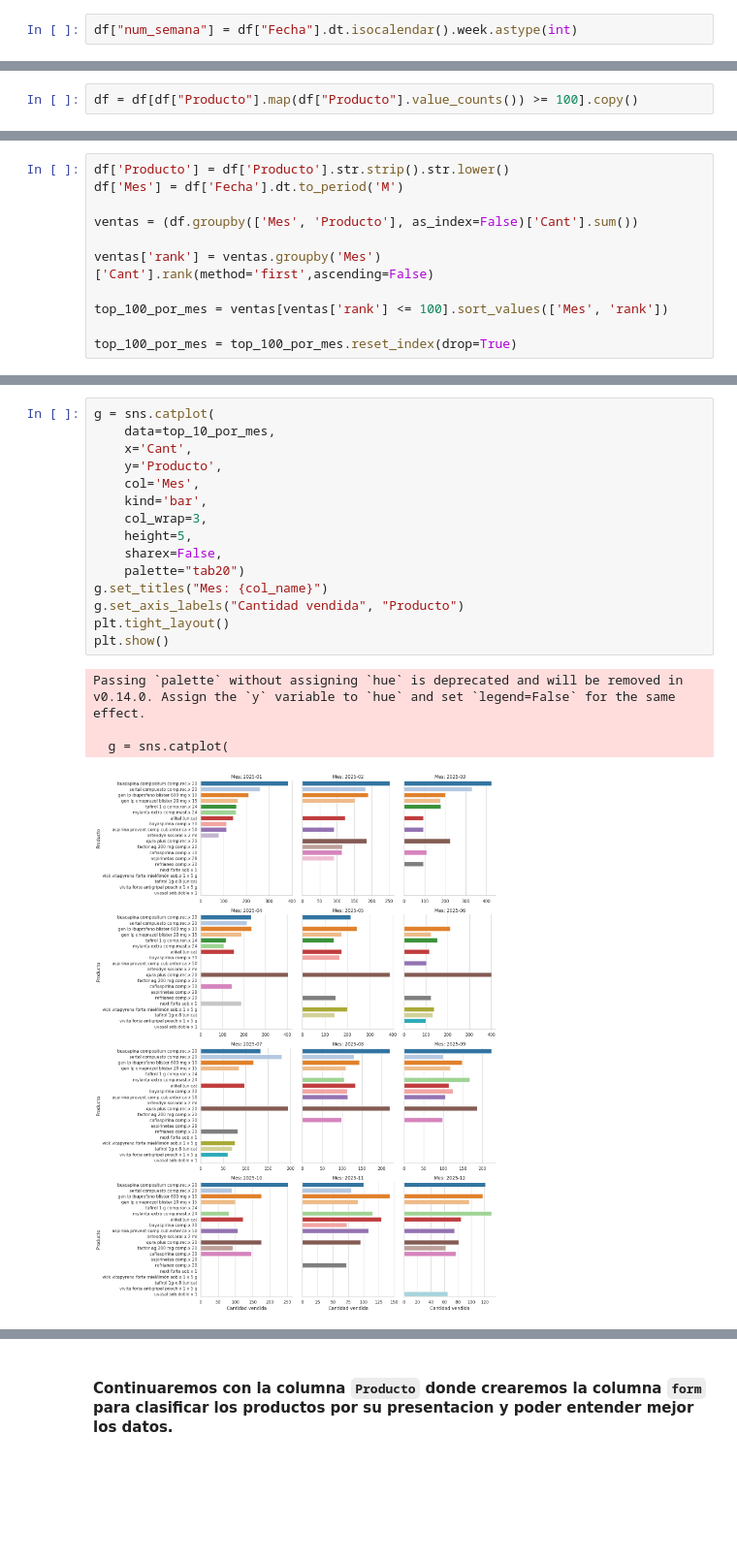
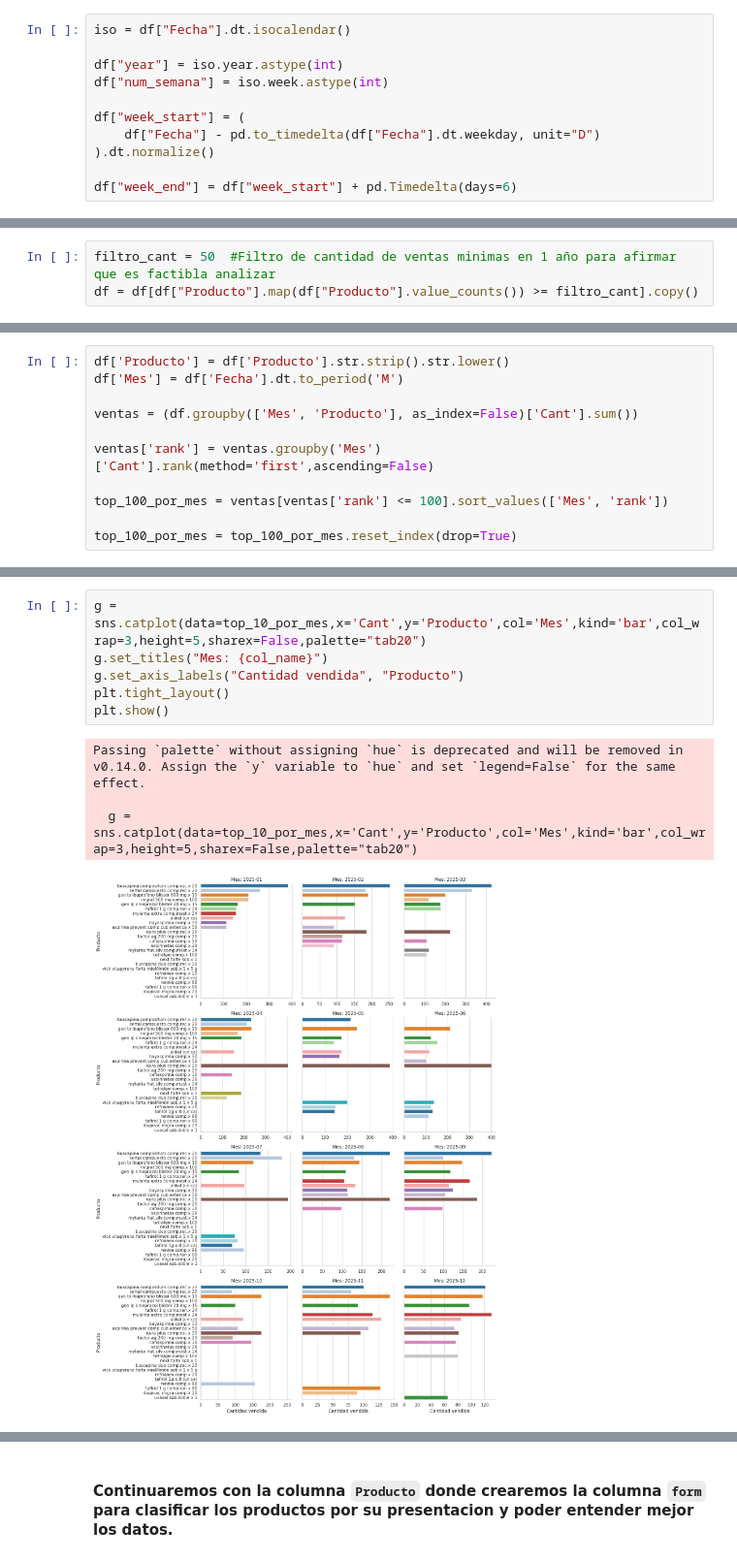
Before and after one commit to 4GeeksAcademy/sp-ml-20-final-project-g2, a Jupyter notebook: src/Final-project-Grupo2-InetaAnthonnyGuillermo.ipynb, the cells around one changed output, grey strips where cells are left out. Shown at 97% size. Cells and saved outputs as stored; diff of their text form; blank space fills up the shorter version.

```diff
--- a/src/Final-project-Grupo2-InetaAnthonnyGuillermo.ipynb
+++ b/src/Final-project-Grupo2-InetaAnthonnyGuillermo.ipynb
@@ -561,6 +561,15 @@ cat_variables
 # %% [markdown]
 > - Para un mejor estudio y un mejor análisis y posterior entrenamiento de modelo, dado que sólo hay registros de 12 meses, tomaremos un periodo de tiempo mas corto, para lo cual creamos una nueva columna con períodos temporales semanales.
 # %%
-df["num_semana"] = df["Fecha"].dt.isocalendar().week.astype(int)
+iso = df["Fecha"].dt.isocalendar()
+
+df["year"] = iso.year.astype(int)
+df["num_semana"] = iso.week.astype(int)
+
+df["week_start"] = (
+    df["Fecha"] - pd.to_timedelta(df["Fecha"].dt.weekday, unit="D")
+).dt.normalize()
+
+df["week_end"] = df["week_start"] + pd.Timedelta(days=6)
 # %%
 df_copy = df.copy()
@@ -705,6 +730,7 @@ Por ejemplo:
 > - Tambien haremos una revision a los nombres que tengan menos de 13 letras para verificar si queda algun error de tipografia donde no podamos sacar mas datos sobre el producto.
-# %%
-df = df[df["Producto"].map(df["Producto"].value_counts()) >= 100].copy()
+# %%
+filtro_cant = 50  #Filtro de cantidad de ventas minimas en 1 año para afirmar que es factibla analizar
+df = df[df["Producto"].map(df["Producto"].value_counts()) >= filtro_cant].copy()
 # %%
 mask = df["Producto"].fillna("").astype(str).str.len().le(12)
 count_rows = mask.sum()
@@ -1303,21 +1312,12 @@ plt.show()
 # %%
-g = sns.catplot(
-    data=top_10_por_mes,
-    x='Cant',
-    y='Producto',
-    col='Mes',
-    kind='bar',
-    col_wrap=3,
-    height=5,
-    sharex=False,
-    palette="tab20")
+g = sns.catplot(data=top_10_por_mes,x='Cant',y='Producto',col='Mes',kind='bar',col_wrap=3,height=5,sharex=False,palette="tab20")
 g.set_titles("Mes: {col_name}")
 g.set_axis_labels("Cantidad vendida", "Producto")
 plt.tight_layout()
 plt.show()
 # %% [output]
 Passing `palette` without assigning `hue` is deprecated and will be removed in v0.14.0. Assign the `y` variable to `hue` and set `legend=False` for the same effect.
 
-  g = sns.catplot(
+  g = sns.catplot(data=top_10_por_mes,x='Cant',y='Producto',col='Mes',kind='bar',col_wrap=3,height=5,sharex=False,palette="tab20")
-[figure, old version]
+[figure, new version]
 # %%
```
Also changed, not shown: parts of 58 cells of this notebook, 4 other files.
